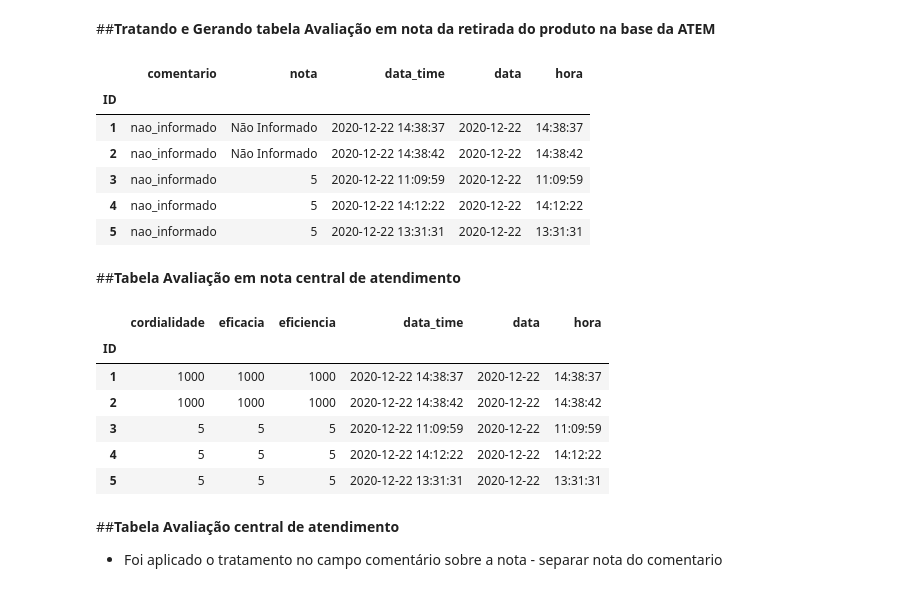
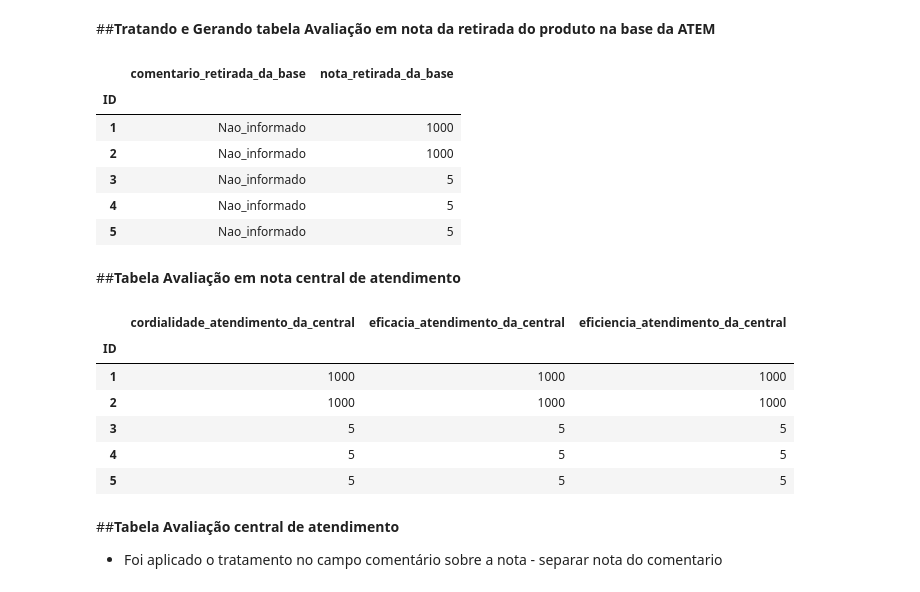
Before and after one commit to DevNicque/MyCods, a Jupyter notebook: Cópia_de_base_atem_transformer.ipynb, the cells around one changed output. Saved outputs shown, nothing was run; the diff lists cells and outputs as text; code cells hidden in the pictures.

```diff
--- a/Cópia_de_base_atem_transformer.ipynb
+++ b/Cópia_de_base_atem_transformer.ipynb
@@ -484,7 +496,7 @@ df2
 # %% [markdown]
 *Envio da tablea dados dos pesquisados*
 # %%
-f = open ('dados_do_pesquisado.json', "r")
+'''f = open ('dados_do_pesquisado.json', "r")
 data = json.loads(f.read())
 itens = []
 cont = 0
@@ -499,7 +511,7 @@ for i in data:
   itens.append(dict)
   cont+=1
 
-helpers.bulk(es,itens)
+helpers.bulk(es,itens)'''
 # %% [output]
 (255, [])
 # %% [markdown]
@@ -763,28 +771,29 @@ df10['Nota'] =['5' if a != aux
               else '3' if c != aux
               else '2' if d != aux
               else '1' if e != aux
-              else 'Não Informado'
+              else '1000'
               for a,b,c,d,e in zip(df10[5.0].to_list(), df10[4.0].to_list(), df10[3.0].to_list(), df10[2.0].to_list(), df10[1.0].to_list())]
 
 df10 = df10.drop(columns=[5.0,4.0,3.0,2.0,1.0])
-df10.columns = ['comentario','nota']
+df10.columns = ['comentario_retirada_da_base','nota_retirada_da_base']
 #df10['nota'] = df10['nota'].fillna(value=1000)
-df10['comentario'] = df10['comentario'].fillna(value='nao_informado')
+df10['comentario_retirada_da_base'] = df10['comentario_retirada_da_base'].fillna(value='nao_informado')
+df10['comentario_retirada_da_base'] = df10['comentario_retirada_da_base'].str.capitalize()
 
-df10 = pd.merge(df10,df_geral, on='ID', left_index=True)
+#df10 = pd.merge(df10,df_geral, on='ID', left_index=True)
 
 
 df10.to_json(f'avaliacao_nota_retirada_na_base_atem.json',orient="records")
 
 df10.head()
 # %% [output]
-|  | comentario | nota | data_time | data | hora |
-| ID |  |  |  |  |  |
-| 1 | nao_informado | Não Informado | 2020-12-22 14:38:37 | 2020-12-22 | 14:38:37 |
-| 2 | nao_informado | Não Informado | 2020-12-22 14:38:42 | 2020-12-22 | 14:38:42 |
-| 3 | nao_informado | 5 | 2020-12-22 11:09:59 | 2020-12-22 | 11:09:59 |
-| 4 | nao_informado | 5 | 2020-12-22 14:12:22 | 2020-12-22 | 14:12:22 |
-| 5 | nao_informado | 5 | 2020-12-22 13:31:31 | 2020-12-22 | 13:31:31 |
+|  | comentario_retirada_da_base | nota_retirada_da_base |
+| ID |  |  |
+| 1 | Nao_informado | 1000 |
+| 2 | Nao_informado | 1000 |
+| 3 | Nao_informado | 5 |
+| 4 | Nao_informado | 5 |
+| 5 | Nao_informado | 5 |
 # %%
 '''f = open ('avaliacao_nota_retirada_na_base_atem.json', "r")
 data = json.loads(f.read())
@@ -807,24 +816,24 @@ helpers.bulk(es,itens)'''
 # %%
 df11 = df.loc[:,'Quanto a Central de Atendimento da ATEM, classifique os seguintes itens:':'Unnamed: 63']
 df11.columns = df11.loc[0]
 df11 = df11.drop(0)
-df11.columns = ['cordialidade','eficacia','eficiencia']
+df11.columns = ['cordialidade_atendimento_da_central','eficacia_atendimento_da_central','eficiencia_atendimento_da_central']
 df11.index = df11.index.rename('ID')
 df11 = df11.fillna(value=1000)
 
-df11 = pd.merge(df11,df_geral, on='ID', left_index=True)
+#df11 = pd.merge(df11,df_geral, on='ID', left_index=True)
 
 df11.to_json(f'avaliacao_nota_atendimento_da_central.json',orient="records")
 
 df11.head()
 # %% [output]
-|  | cordialidade | eficacia | eficiencia | data_time | data | hora |
-| ID |  |  |  |  |  |  |
-| 1 | 1000 | 1000 | 1000 | 2020-12-22 14:38:37 | 2020-12-22 | 14:38:37 |
-| 2 | 1000 | 1000 | 1000 | 2020-12-22 14:38:42 | 2020-12-22 | 14:38:42 |
-| 3 | 5 | 5 | 5 | 2020-12-22 11:09:59 | 2020-12-22 | 11:09:59 |
-| 4 | 5 | 5 | 5 | 2020-12-22 14:12:22 | 2020-12-22 | 14:12:22 |
-| 5 | 5 | 5 | 5 | 2020-12-22 13:31:31 | 2020-12-22 | 13:31:31 |
+|  | cordialidade_atendimento_da_central | eficacia_atendimento_da_central | eficiencia_atendimento_da_central |
+| ID |  |  |  |
+| 1 | 1000 | 1000 | 1000 |
+| 2 | 1000 | 1000 | 1000 |
+| 3 | 5 | 5 | 5 |
+| 4 | 5 | 5 | 5 |
+| 5 | 5 | 5 | 5 |
 # %%
 '''f = open ('avaliacao_nota_atendimento_da_central.json', "r")
 data = json.loads(f.read())
```
Also changed, not shown: parts of 22 cells of this notebook.
